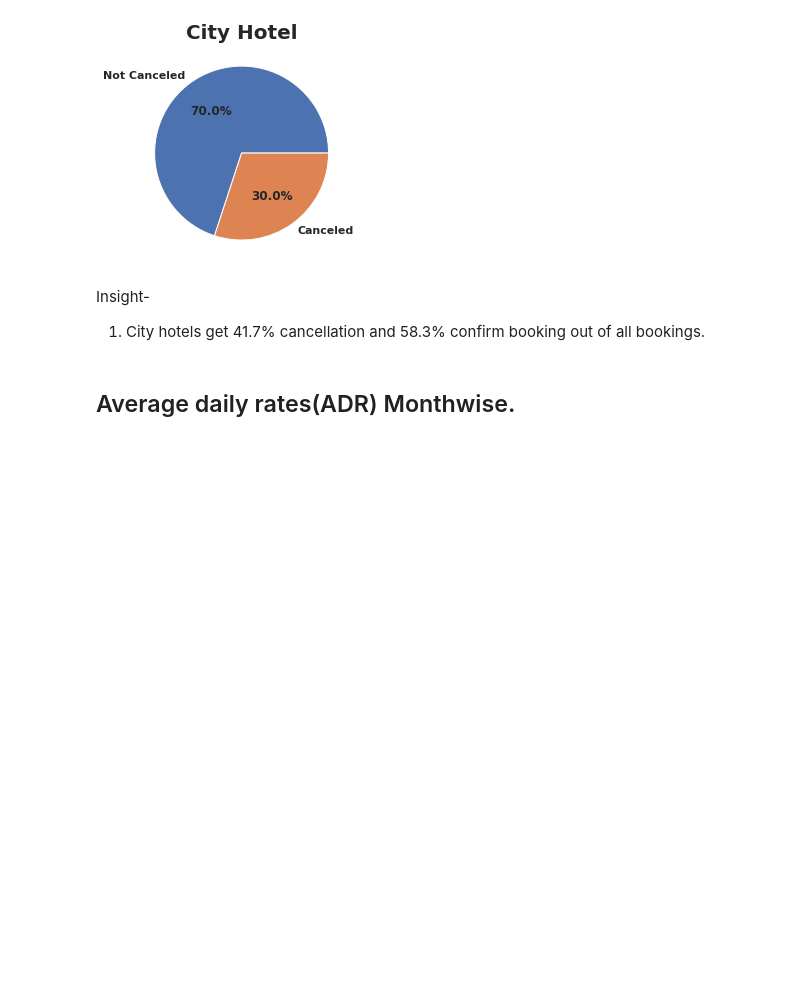
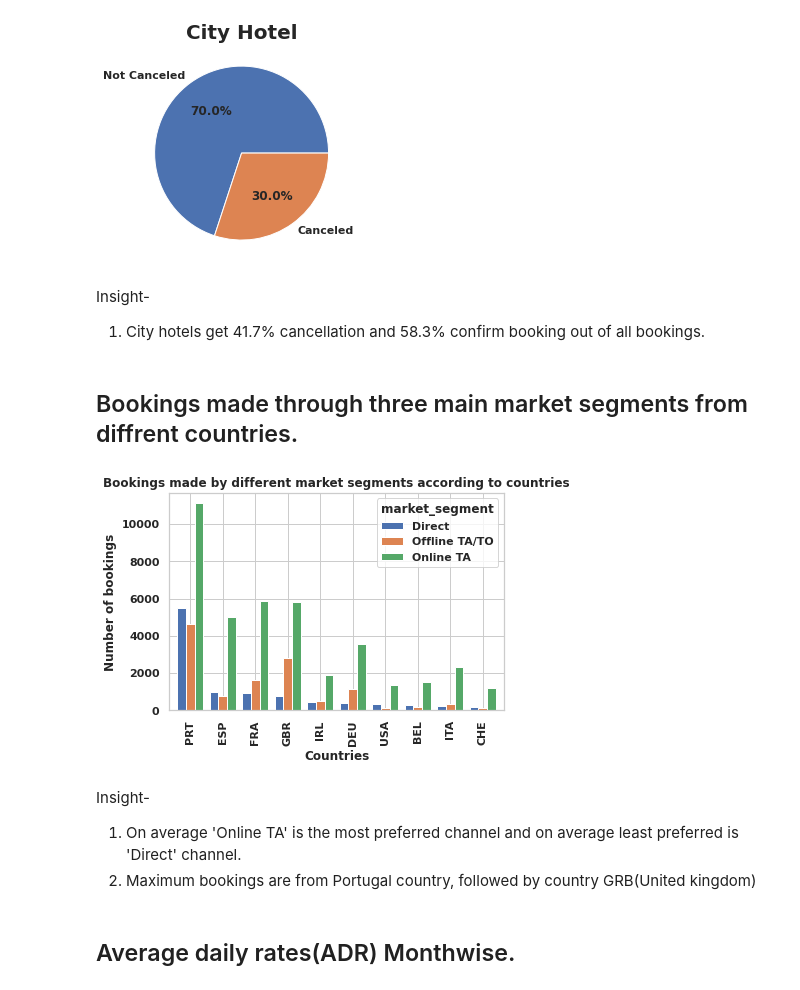
Before and after one commit to Samarjeet-singh-chhabra/EDA-Hotel-Booking-Analysis, a Jupyter notebook: PERSONAL_NOTEBOOK_CP1_Hotel_Booking_EDA_Samarjeet.ipynb, the cells around one changed output. Saved outputs shown, nothing was run; the diff lists cells and outputs as text; code cells hidden in the pictures; blank space fills up the shorter version.

Commit message:
Added market segment related EDA

```diff
--- a/PERSONAL_NOTEBOOK_CP1_Hotel_Booking_EDA_Samarjeet.ipynb
+++ b/PERSONAL_NOTEBOOK_CP1_Hotel_Booking_EDA_Samarjeet.ipynb
@@ -705,6 +705,23 @@ Text(0.5, 1.0, 'City Hotel')
 # %% [markdown]
 Insight-
 1. City hotels get 41.7% cancellation and 58.3% confirm booking out of all bookings.
+# %% [markdown]
+## Bookings made through three main market segments from diffrent countries.
+# %%
+#Plotting bookings made through three main market segments by different countries'
+
+market_segment_by_country=hotels_df_copy.groupby(['country','market_segment'])['market_segment'].count().unstack().sort_values('Direct',ascending=False).head(10)
+market_segment_by_country[['Direct','Offline TA/TO','Online TA']].plot(kind='bar',width=0.8)
+plt.title('Bookings made by different market segments according to countries')
+plt.xlabel('Countries')
+plt.ylabel('Number of bookings')
+plt.rcParams['figure.figsize'] = (10, 5)
+# %% [output]
+[figure, added]
+# %% [markdown]
+Insight-
+1.  On average 'Online TA' is the most preferred channel and on average least preferred is 'Direct' channel.
+2. Maximum bookings are from Portugal country, followed by country GRB(United kingdom)
 # %% [markdown]
 ## Average daily rates(ADR) Monthwise.
 # %%
```
